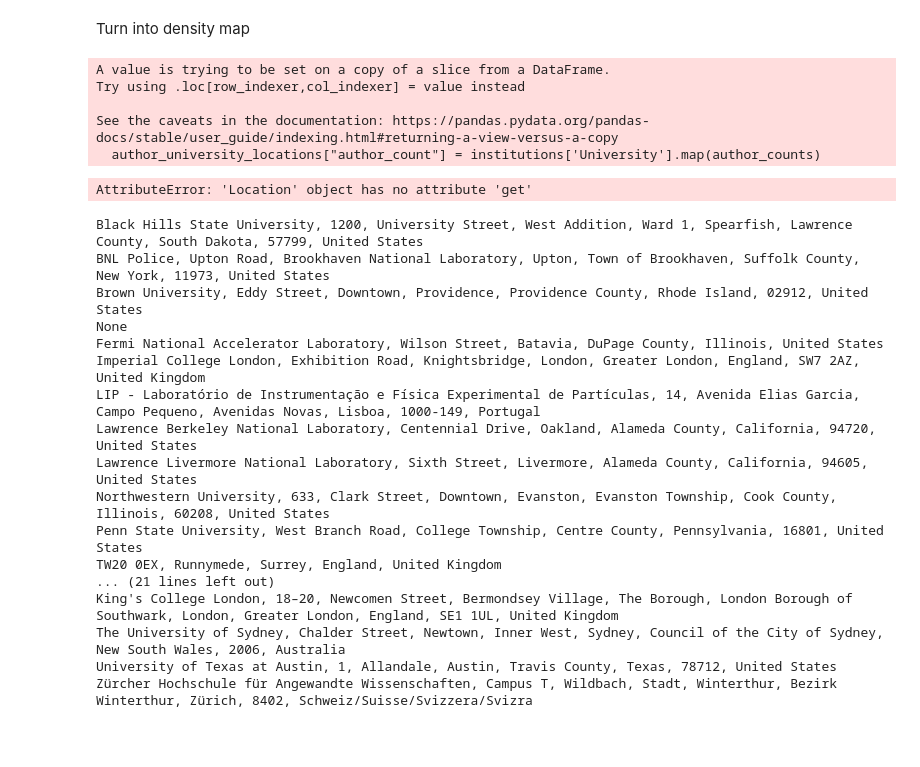
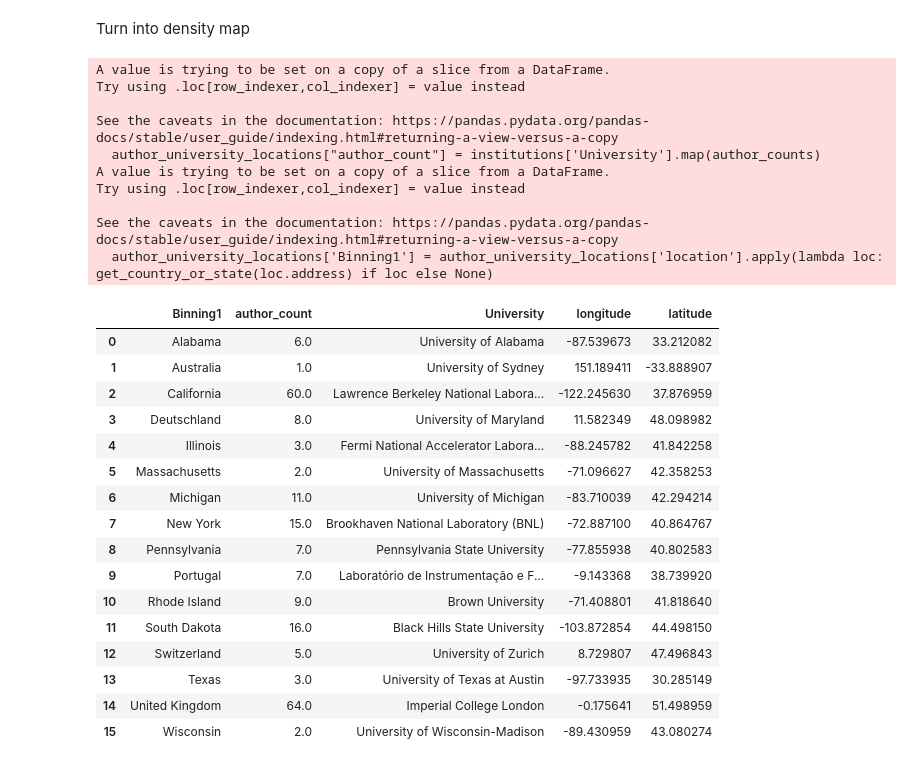
Before and after one commit to seriksen/sustainable-lz, a Jupyter notebook: notebooks/collaborations_whereabouts.ipynb, the cells around one changed output. Drawn from its saved outputs; the diff is of its cells as text; code cells hidden in the pictures; blank space fills up the shorter version.

```diff
--- a/notebooks/collaborations_whereabouts.ipynb
+++ b/notebooks/collaborations_whereabouts.ipynb
@@ -158,49 +158,67 @@ plt.show()
 Turn into density map
 # %%
 def get_country_or_state(location):
-    if 'United States' in location.address:
-        # Extract the state from the raw address information
-        binning_region = location.raw['address'].get('state', '')
+    split_loc = location.split(', ')
+    if 'United States' in split_loc:
+        try:
+            a = int(split_loc[-2])
+            binning_region = split_loc[-3]
+        except:
+            binning_region = split_loc[-2]
     else:
-        # Use the last element of the address for the country
-        binning_region = location.address.split(', ')[-1]
+        binning_region = split_loc[-1]
+        if 'Svizzera' in binning_region:
+            binning_region = 'Switzerland'
     return binning_region
 # %%
 # Calculate number of authors at each university
 authors = final_info.loc[final_info['isAuthor'] == 'TRUE']
 author_counts = authors['University'].value_counts()
 author_university_locations["author_count"] = institutions['University'].map(author_counts)
 
 # Create binning based on either country or state
-author_university_locations['Binning1'] = author_university_locations['location'].apply(lambda loc: get_country_or_state(loc) if loc else None)
+author_university_locations['Binning1'] = author_university_locations['location'].apply(lambda loc: get_country_or_state(loc.address) if loc else None)
+
+# now recount
+author_counts = authors['University'].value_counts()
+
+# Group by 'Binning1' and sum the 'author_count', also removes None - so Korea
+grouped_by_country_or_state = author_university_locations.groupby('Binning1').agg({
+    'author_count': 'sum',
+    'University': 'first', # To make the assumption that everyone flies from one airport in that BinningRegion
+    'longitude': 'first',
+    'latitude': 'first'
+}).reset_index()
+
+grouped_by_country_or_state
 # %% [output]
 A value is trying to be set on a copy of a slice from a DataFrame.
 Try using .loc[row_indexer,col_indexer] = value instead
 
 See the caveats in the documentation: https://pandas.pydata.org/pandas-docs/stable/user_guide/indexing.html#returning-a-view-versus-a-copy
   author_university_locations["author_count"] = institutions['University'].map(author_counts)
+A value is trying to be set on a copy of a slice from a DataFrame.
+Try using .loc[row_indexer,col_indexer] = value instead
+
+See the caveats in the documentation: https://pandas.pydata.org/pandas-docs/stable/user_guide/indexing.html#returning-a-view-versus-a-copy
+  author_university_locations['Binning1'] = author_university_locations['location'].apply(lambda loc: get_country_or_state(loc.address) if loc else None)
-AttributeError: 'Location' object has no attribute 'get'
+|  | Binning1 | author_count | University | longitude | latitude |
+| 0 | Alabama | 6.0 | University of Alabama | -87.539673 | 33.212082 |
+| 1 | Australia | 1.0 | University of Sydney | 151.189411 | -33.888907 |
+| 2 | California | 60.0 | Lawrence Berkeley National Labora... | -122.245630 | 37.876959 |
+| 3 | Deutschland | 8.0 | University of Maryland | 11.582349 | 48.098982 |
+| 4 | Illinois | 3.0 | Fermi National Accelerator Labora... | -88.245782 | 41.842258 |
+| 5 | Massachusetts | 2.0 | University of Massachusetts | -71.096627 | 42.358253 |
+| 6 | Michigan | 11.0 | University of Michigan | -83.710039 | 42.294214 |
+| 7 | New York | 15.0 | Brookhaven National Laboratory (BNL) | -72.887100 | 40.864767 |
+| 8 | Pennsylvania | 7.0 | Pennsylvania State University | -77.855938 | 40.802583 |
+| 9 | Portugal | 7.0 | Laboratório de Instrumentação e F... | -9.143368 | 38.739920 |
+| 10 | Rhode Island | 9.0 | Brown University | -71.408801 | 41.818640 |
+| 11 | South Dakota | 16.0 | Black Hills State University | -103.872854 | 44.498150 |
+| 12 | Switzerland | 5.0 | University of Zurich | 8.729807 | 47.496843 |
+| 13 | Texas | 3.0 | University of Texas at Austin | -97.733935 | 30.285149 |
+| 14 | United Kingdom | 64.0 | Imperial College London | -0.175641 | 51.498959 |
+| 15 | Wisconsin | 2.0 | University of Wisconsin-Madison | -89.430959 | 43.080274 |
-# %%
-for i in author_university_locations['location']:
-    print(i)
-# %% [output]
-Black Hills State University, 1200, University Street, West Addition, Ward 1, Spearfish, Lawrence County, South Dakota, 57799, United States
-BNL Police, Upton Road, Brookhaven National Laboratory, Upton, Town of Brookhaven, Suffolk County, New York, 11973, United States
-Brown University, Eddy Street, Downtown, Providence, Providence County, Rhode Island, 02912, United States
-None
-Fermi National Accelerator Laboratory, Wilson Street, Batavia, DuPage County, Illinois, United States
-Imperial College London, Exhibition Road, Knightsbridge, London, Greater London, England, SW7 2AZ, United Kingdom
-LIP - Laboratório de Instrumentação e Física Experimental de Partículas, 14, Avenida Elias Garcia, Campo Pequeno, Avenidas Novas, Lisboa, 1000-149, Portugal
-Lawrence Berkeley National Laboratory, Centennial Drive, Oakland, Alameda County, California, 94720, United States
-Lawrence Livermore National Laboratory, Sixth Street, Livermore, Alameda County, California, 94605, United States
-Northwestern University, 633, Clark Street, Downtown, Evanston, Evanston Township, Cook County, Illinois, 60208, United States
-Penn State University, West Branch Road, College Township, Centre County, Pennsylvania, 16801, United States
-TW20 0EX, Runnymede, Surrey, England, United Kingdom
-... (21 lines left out)
-King's College London, 18–20, Newcomen Street, Bermondsey Village, The Borough, London Borough of Southwark, London, Greater London, England, SE1 1UL, United Kingdom
-The University of Sydney, Chalder Street, Newtown, Inner West, Sydney, Council of the City of Sydney, New South Wales, 2006, Australia
-University of Texas at Austin, 1, Allandale, Austin, Travis County, Texas, 78712, United States
-Zürcher Hochschule für Angewandte Wissenschaften, Campus T, Wildbach, Stadt, Winterthur, Bezirk Winterthur, Zürich, 8402, Schweiz/Suisse/Svizzera/Svizra
 # %%
 # Load your GeoDataFrames
 world = gpd.read_file('/home/sam/lz/shps/110m_cultural/ne_110m_admin_0_countries.shp')
```
Also changed, not shown: parts of 6 cells of this notebook.
